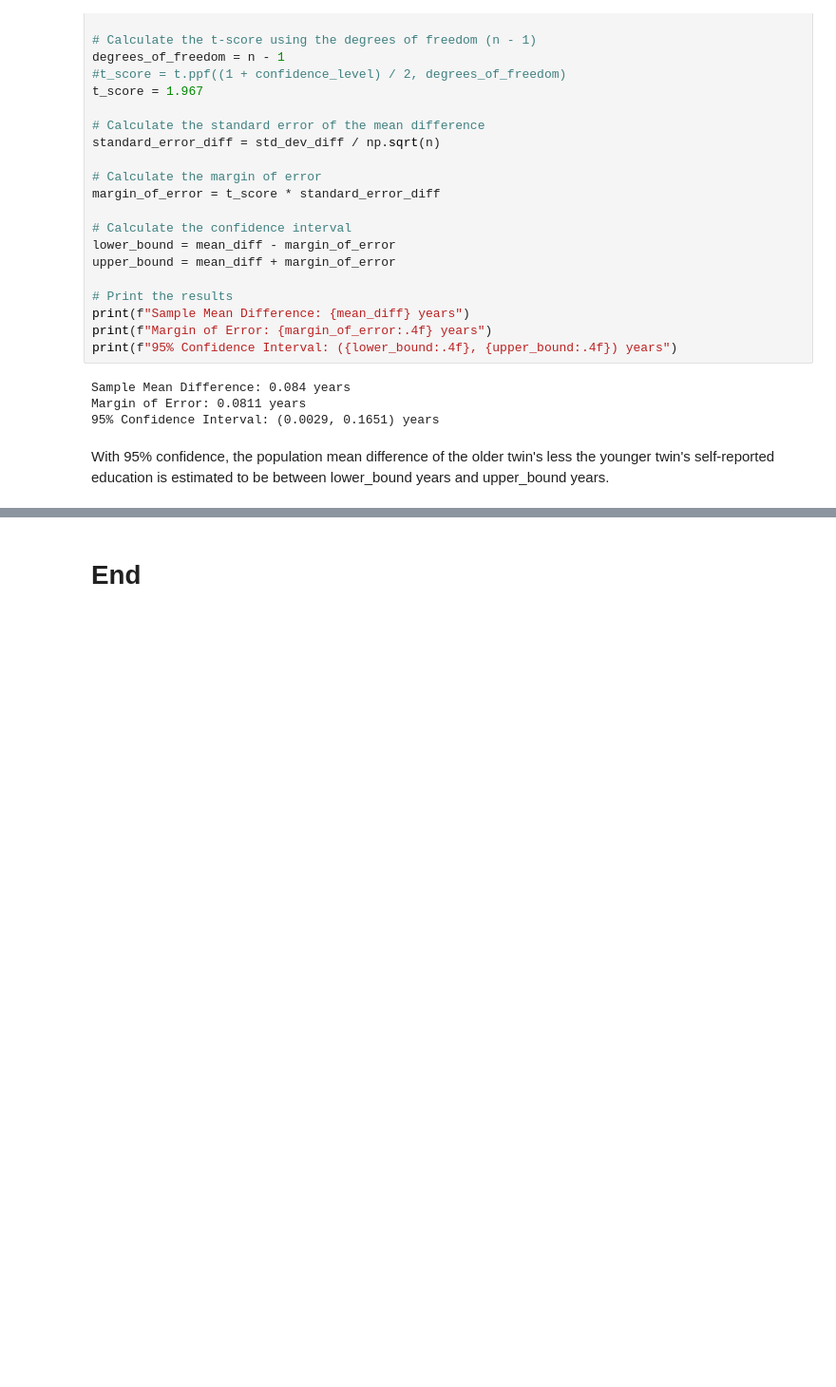
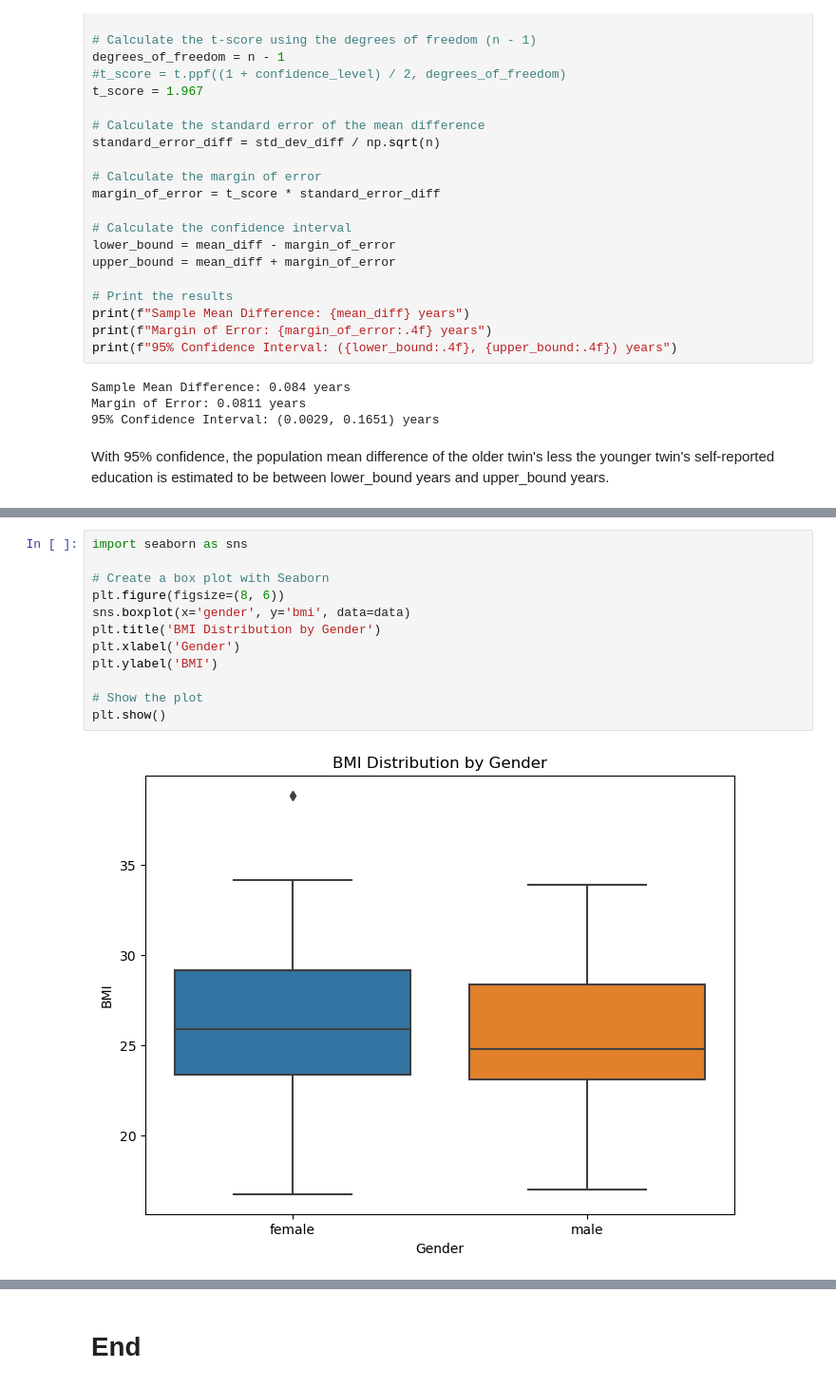
Before and after one commit to drevanzyl/PyStats, a Jupyter notebook: PyStats.ipynb, the cells around one changed output, grey strips where cells are left out. Shown at 95% size. Cells and saved outputs as stored; diff of their text form; blank space fills up the shorter version.

```diff
--- a/PyStats.ipynb
+++ b/PyStats.ipynb
@@ -437,0 +636,14 @@ With 95% confidence, the population mean difference of the older twin's less the
+# %%
+import seaborn as sns
+
+# Create a box plot with Seaborn
+plt.figure(figsize=(8, 6))
+sns.boxplot(x='gender', y='bmi', data=data)
+plt.title('BMI Distribution by Gender')
+plt.xlabel('Gender')
+plt.ylabel('BMI')
+
+# Show the plot
+plt.show()
+# %% [output]
+[figure, added]
```
Also changed, not shown: parts of 12 cells of this notebook, 1 other file.
